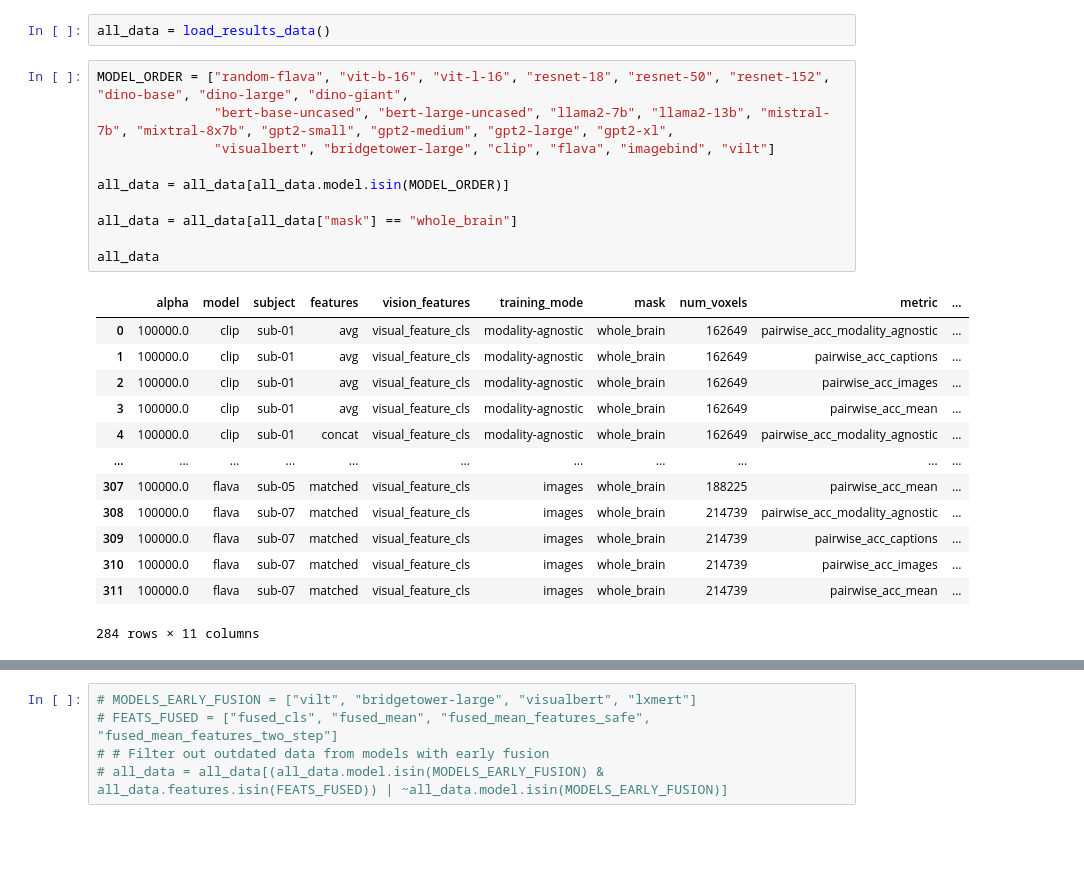
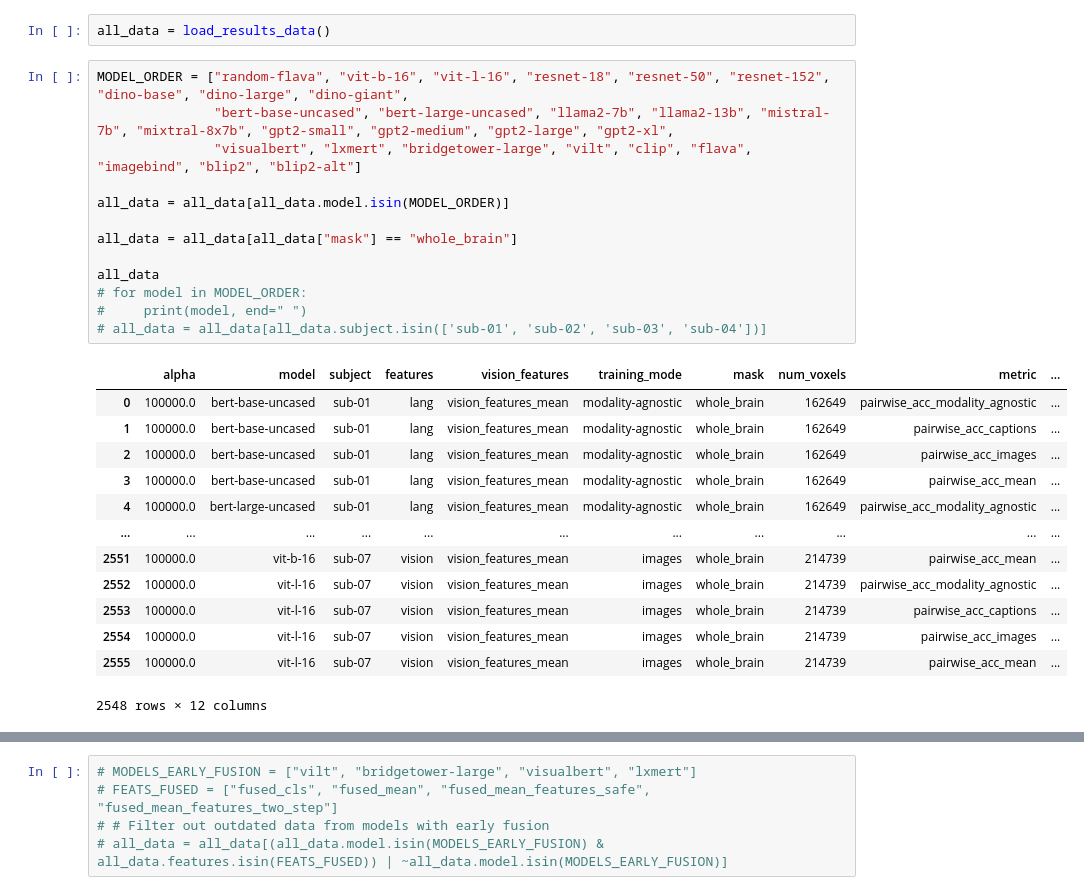
Before and after one commit to mitjanikolaus/multimodal_decoding, a Jupyter notebook: notebooks/modality_agnostic_decoding.ipynb, the cells around one changed output, grey strips where cells are left out. Saved outputs shown, nothing was run; the diff lists cells and outputs as text; blank space fills up the shorter version.

```diff
--- a/notebooks/modality_agnostic_decoding.ipynb
+++ b/notebooks/modality_agnostic_decoding.ipynb
@@ -19,25 +19,28 @@ all_data = load_results_data()
 # %%
 MODEL_ORDER = ["random-flava", "vit-b-16", "vit-l-16", "resnet-18", "resnet-50", "resnet-152", "dino-base", "dino-large", "dino-giant",
                "bert-base-uncased", "bert-large-uncased", "llama2-7b", "llama2-13b", "mistral-7b", "mixtral-8x7b", "gpt2-small", "gpt2-medium", "gpt2-large", "gpt2-xl",
-               "visualbert", "bridgetower-large", "clip", "flava", "imagebind", "vilt"]
+               "visualbert", "lxmert", "bridgetower-large", "vilt", "clip", "flava", "imagebind", "blip2", "blip2-alt"]
 
 all_data = all_data[all_data.model.isin(MODEL_ORDER)]
 
 all_data = all_data[all_data["mask"] == "whole_brain"]
 
 all_data
+# for model in MODEL_ORDER:
+#     print(model, end=" ")
+# all_data = all_data[all_data.subject.isin(['sub-01', 'sub-02', 'sub-03', 'sub-04'])]
 # %% [output]
 |  | alpha | model | subject | features | vision_features | training_mode | mask | num_voxels | metric | ... |
-| 0 | 100000.0 | clip | sub-01 | avg | visual_feature_cls | modality-agnostic | whole_brain | 162649 | pairwise_acc_modality_agnostic | ... |
-| 1 | 100000.0 | clip | sub-01 | avg | visual_feature_cls | modality-agnostic | whole_brain | 162649 | pairwise_acc_captions | ... |
-| 2 | 100000.0 | clip | sub-01 | avg | visual_feature_cls | modality-agnostic | whole_brain | 162649 | pairwise_acc_images | ... |
-| 3 | 100000.0 | clip | sub-01 | avg | visual_feature_cls | modality-agnostic | whole_brain | 162649 | pairwise_acc_mean | ... |
-| 4 | 100000.0 | clip | sub-01 | concat | visual_feature_cls | modality-agnostic | whole_brain | 162649 | pairwise_acc_modality_agnostic | ... |
+| 0 | 100000.0 | bert-base-uncased | sub-01 | lang | vision_features_mean | modality-agnostic | whole_brain | 162649 | pairwise_acc_modality_agnostic | ... |
+| 1 | 100000.0 | bert-base-uncased | sub-01 | lang | vision_features_mean | modality-agnostic | whole_brain | 162649 | pairwise_acc_captions | ... |
+| 2 | 100000.0 | bert-base-uncased | sub-01 | lang | vision_features_mean | modality-agnostic | whole_brain | 162649 | pairwise_acc_images | ... |
+| 3 | 100000.0 | bert-base-uncased | sub-01 | lang | vision_features_mean | modality-agnostic | whole_brain | 162649 | pairwise_acc_mean | ... |
+| 4 | 100000.0 | bert-large-uncased | sub-01 | lang | vision_features_mean | modality-agnostic | whole_brain | 162649 | pairwise_acc_modality_agnostic | ... |
 | ... | ... | ... | ... | ... | ... | ... | ... | ... | ... | ... |
-| 307 | 100000.0 | flava | sub-05 | matched | visual_feature_cls | images | whole_brain | 188225 | pairwise_acc_mean | ... |
-| 308 | 100000.0 | flava | sub-07 | matched | visual_feature_cls | images | whole_brain | 214739 | pairwise_acc_modality_agnostic | ... |
-| 309 | 100000.0 | flava | sub-07 | matched | visual_feature_cls | images | whole_brain | 214739 | pairwise_acc_captions | ... |
-| 310 | 100000.0 | flava | sub-07 | matched | visual_feature_cls | images | whole_brain | 214739 | pairwise_acc_images | ... |
-| 311 | 100000.0 | flava | sub-07 | matched | visual_feature_cls | images | whole_brain | 214739 | pairwise_acc_mean | ... |
+| 2551 | 100000.0 | vit-b-16 | sub-07 | vision | vision_features_mean | images | whole_brain | 214739 | pairwise_acc_mean | ... |
+| 2552 | 100000.0 | vit-l-16 | sub-07 | vision | vision_features_mean | images | whole_brain | 214739 | pairwise_acc_modality_agnostic | ... |
+| 2553 | 100000.0 | vit-l-16 | sub-07 | vision | vision_features_mean | images | whole_brain | 214739 | pairwise_acc_captions | ... |
+| 2554 | 100000.0 | vit-l-16 | sub-07 | vision | vision_features_mean | images | whole_brain | 214739 | pairwise_acc_images | ... |
+| 2555 | 100000.0 | vit-l-16 | sub-07 | vision | vision_features_mean | images | whole_brain | 214739 | pairwise_acc_mean | ... |
-284 rows × 11 columns
+2548 rows × 12 columns
 # %%
```
Also changed, not shown: parts of 13 cells of this notebook, 2 other files.
